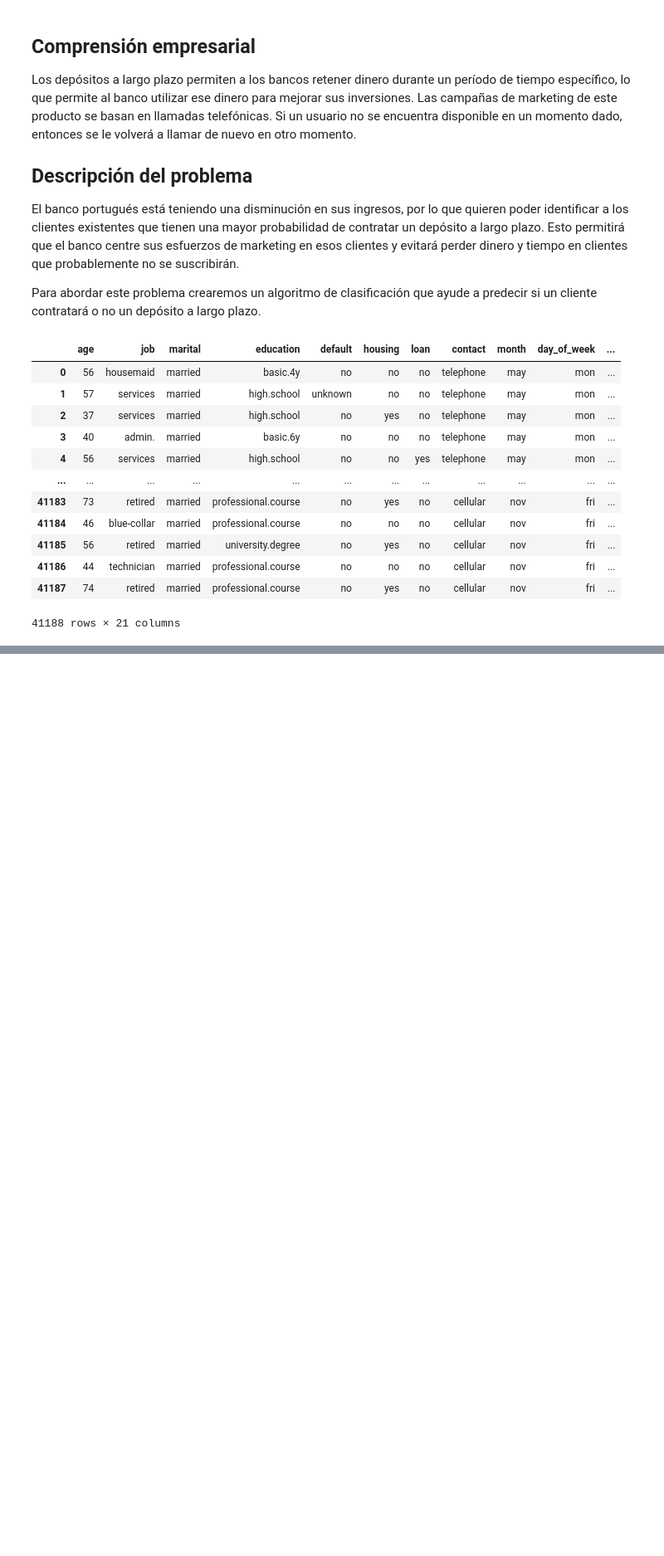
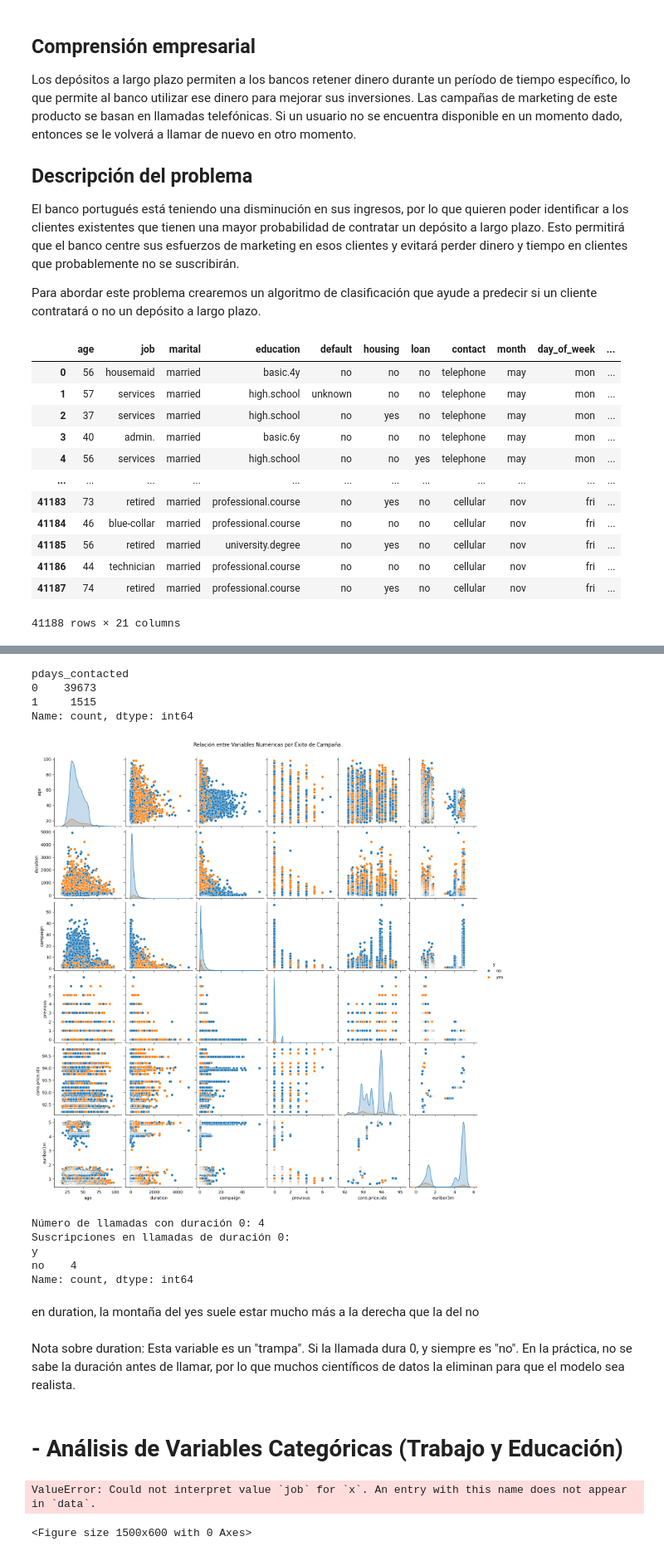
Before and after one commit to 4GeeksAcademy/IgnacioSabinoG-IntroML, a Jupyter notebook: src/01-logistic-regression-bank-marketing-campaing-data.ipynb, the cells around one changed output, grey strips where cells are left out. Shown at 83% size. Saved outputs shown, nothing was run; the diff lists cells and outputs as text; code cells hidden in the pictures; blank space fills up the shorter version.

```diff
--- a/src/01-logistic-regression-bank-marketing-campaing-data.ipynb
+++ b/src/01-logistic-regression-bank-marketing-campaing-data.ipynb
@@ -50,0 +187,3 @@ plt.show()
+# %%
+df.drop(["nr.employed", "emp.var.rate"], axis = 1, inplace = True)
+df
@@ -50,0 +204,51 @@ plt.show()
+# %%
+# Creamos una nueva columna: 0 si es 999 (nuevo cliente), 1 si es cualquier otro valor (ya contactado)
+df['pdays_contacted'] = df['pdays'].apply(lambda x: 0 if x == 999 else 1)
+df.drop("pdays", axis = 1, inplace = True)
+print(df['pdays_contacted'].value_counts())
+# %% [output]
+pdays_contacted
+0    39673
+1     1515
+Name: count, dtype: int64
+# %%
+# 1. Seleccionamos solo las numéricas para el gráfico + la variable objetivo 'y'
+vars_numericas = ['age', 'duration', 'campaign', 'previous', 'cons.price.idx', 'euribor3m', 'y']
+
+# 2. Creamos el pairplot
+# Usamos 'corner=True' para no repetir gráficos espejo y ahorrar espacio
+sns.pairplot(df[vars_numericas], hue='y', diag_kind='kde')
+
+plt.suptitle('Relación entre Variables Numéricas por Éxito de Campaña', y=1.02)
+plt.show()
+# %% [output]
+[figure, added]
+# %%
+llamadas_cero = (df['duration'] == 0).sum()
+
+print(f"Número de llamadas con duración 0: {llamadas_cero}")
+
+# Verificamos si alguna de esas llamadas terminó en 'yes' (spoiler: no debería)
+print("Suscripciones en llamadas de duración 0:")
+print(df[df['duration'] == 0]['y'].value_counts())
+# %% [output]
+Número de llamadas con duración 0: 4
+Suscripciones en llamadas de duración 0:
+y
+no    4
+Name: count, dtype: int64
+# %% [markdown]
+en duration, la montaña del yes suele estar mucho más a la derecha que la del no
+# %% [markdown]
+Nota sobre duration: Esta variable es un "trampa". Si la llamada dura 0, y siempre es "no". En la práctica, no se sabe la duración antes de llamar, por lo que muchos científicos de datos la eliminan para que el modelo sea realista.
+# %% [markdown]
+# - Análisis de Variables Categóricas (Trabajo y Educación)
+# %%
+plt.figure(figsize=(15, 6))
+sns.countplot(x='job', hue='y', data=df)
+plt.xticks(rotation=45)
+plt.title('Suscripción por Tipo de Trabajo')
+plt.show()
+# %% [output]
+ValueError: Could not interpret value `job` for `x`. An entry with this name does not appear in `data`.
+<Figure size 1500x600 with 0 Axes>
```
Also changed, not shown: parts of 31 cells of this notebook.
